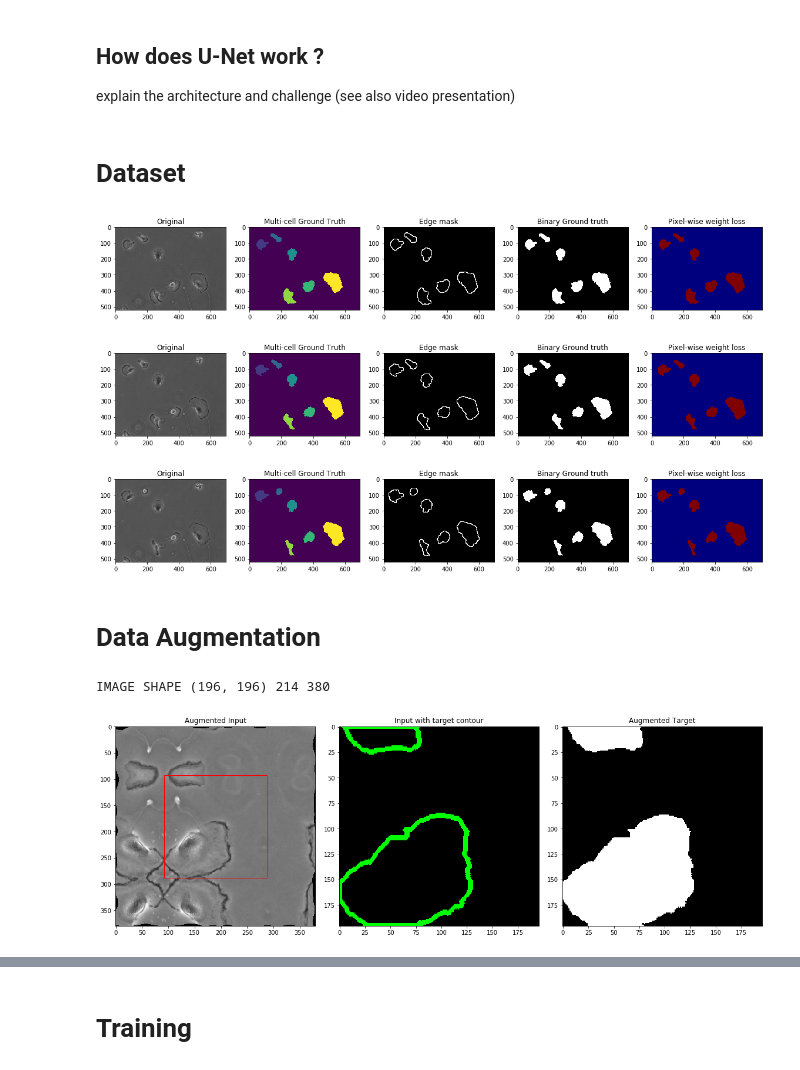
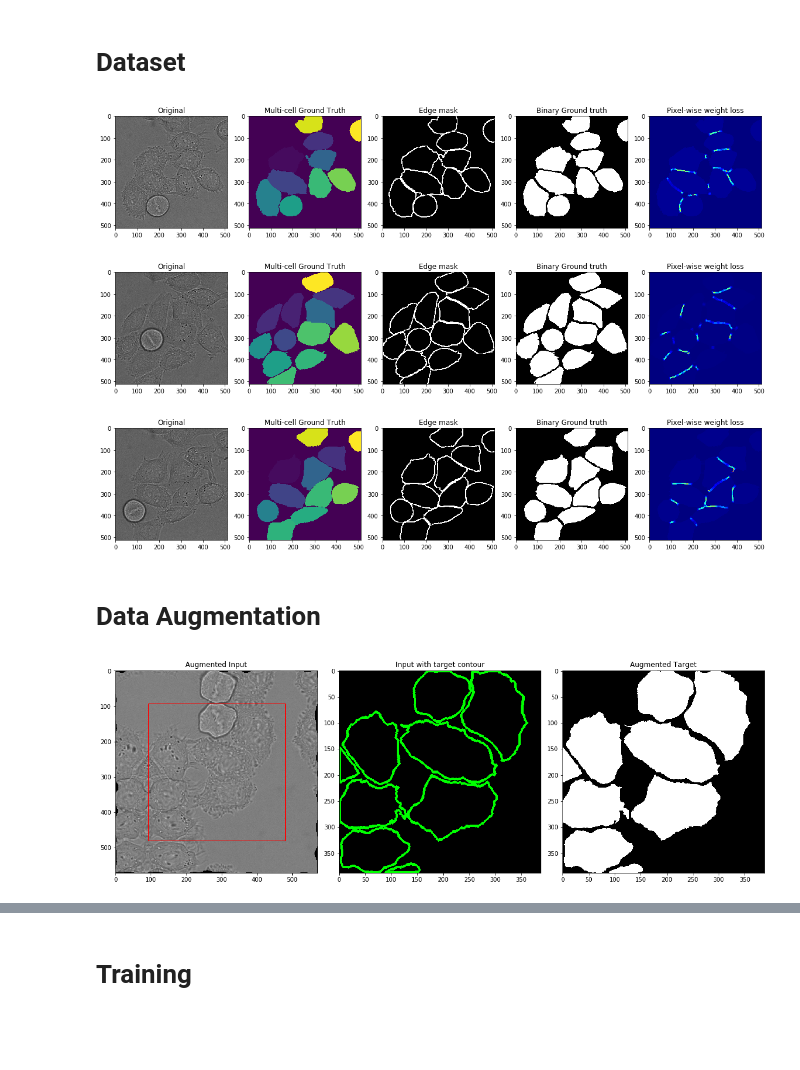
Before and after one commit to nsirons/DL-unet, a Jupyter notebook: main.ipynb, the cells around one changed output, grey strips where cells are left out. Drawn from its saved outputs; the diff is of its cells as text; code cells hidden in the pictures; blank space fills up the shorter version.

```diff
--- a/main.ipynb
+++ b/main.ipynb
@@ -6,7 +1,3 @@ The following implementation was carried out without using the pre-existing code
-# %% [markdown]
-## How does U-Net work ?
-
-explain the architecture and challenge (see also video presentation)
 # %%
 import matplotlib.pyplot as plt
 import matplotlib.patches as patches
@@ -38,79 +29,76 @@ CUR_DIR = os.path.abspath('')
 download_all_data()
 
 # Specify which dataset to analyse
-DATASET = 'PhC-C2DH-U373'
+# DATASET = 'PhC-C2DH-U373' # [520, 696]
 # DATASET = 'ISBI2012'
-#DATASET = 'DIC-C2DH-HeLa'
+DATASET = 'DIC-C2DH-HeLa'
 
 ISBI2012 = False
 
-if DATASET is 'ISBI2012':
+if DATASET == 'PhC-C2DH-U373':
+    crop = 196
+else:
+    crop = 388
+
+training_path = os.path.join(CUR_DIR, "data", f"{DATASET}-training", "01")
+
+if DATASET == 'ISBI2012':
     ISBI2012 = True
-
-target_path = os.path.join(CUR_DIR, "data", f"{DATASET}-training", "01_ST", "SEG")
-target_GT_path = os.path.join(CUR_DIR, "data", f"{DATASET}-training", "01_GT", "SEG")
-training_path = os.path.join(CUR_DIR, "data", f"{DATASET}-training", "01")
-target_GT = os.listdir(target_GT_path)
-
-for image in target_GT:
-    try:
+    target_path = os.path.join(CUR_DIR, "data", f"{DATASET}-training", "01_GT", "SEG")
+    target = os.listdir(target_path)
+else:
+    target_GT_path = os.path.join(CUR_DIR, "data", f"{DATASET}-training", "01_GT", "SEG")
+    target_path = os.path.join(CUR_DIR, "data", f"{DATASET}-training", "01_ST", "SEG")
+    target_GT = os.listdir(target_GT_path)
+    for image in target_GT:
         os.remove(os.path.join(target_path, image))
-    except:
-        pass
-
-target = os.listdir(target_path)
-
-for image in target_GT:
-    shutil.copyfile(os.path.join(target_GT_path, image), os.path.join(target_path, image))
+    target = os.listdir(target_path)
+    for image in target_GT:
+        shutil.copyfile(os.path.join(target_GT_path, image), os.path.join(target_path, image))
 
 for i in range(3):
     # load images
-    img_training = cv.imread(os.path.join(training_path, f"t{target[i][7:]}"))
+    img_training = cv.imread(os.path.join(training_path, f"t{target[i][7:]}"), -1)
     img_gt = cv.imread(os.path.join(target_path, target[i]), -1)
 
     # image morphology, for edge detection (ONLY FOR DIC-C2DH-HeLa, since cells intersect)
     gt, mask_global = preprocess_gt(img_gt)
     if DATASET != "DIC-C2DH-HeLa":
-        gt = img_gt / 65536 * 255
+        gt = img_gt
 
     fig = plt.figure(figsize=(16,9))
     plt.subplot(1,5,1)
-    plt.imshow(img_training)
+    plt.imshow(img_training, cmap='gray')
     plt.title("Original")
     plt.subplot(1,5,2)
     plt.imshow(img_gt)
     plt.title('Multi-cell Ground Truth')
     plt.subplot(1,5,3)
     plt.title('Edge mask')
     plt.imshow(mask_global > 0, cmap='gray')  # binary of cell edges
     plt.subplot(1,5,4)
 
     _, gt_bin = cv.threshold(gt, 0, 255, cv.THRESH_BINARY)
-    plt.imshow(torch.from_numpy(gt_bin), cmap='gray')
+    plt.imshow(torch.from_numpy(gt_bin.astype('uint8')), cmap='gray')
     plt.title('Binary Ground truth')
 
     # Calculating loss for ground truth
-    h, w = gt_bin.shape
-    loss_img = weighted_map(torch.from_numpy(gt_bin.reshape((1,1,h,w))) / 255).numpy().reshape((h,w))
+    loss_img = weighted_map(torch.from_numpy(gt_bin.reshape((1,1,img_training.shape[0],img_training.shape[1])).astype('float32')) / 255).numpy().reshape((img_training.shape[0],img_training.shape[1]))
     plt.subplot(1,5,5)
     plt.imshow(loss_img, cmap='jet')
     plt.title("Pixel-wise weight loss")
     plt.tight_layout()
     plt.show()
 # %% [output]
-[figure, old version]
+[figure, new version]
-[figure, old version]
+[figure, new version]
-[figure, old version]
+[figure, new version]
 # %% [markdown]
 # Data Augmentation
 # %%
 root_dir = os.path.join(CUR_DIR, "data", f"{DATASET}-training")
-if DATASET == "DIC-C2DH-HeLa":
-    crop = 388
-else:
-    crop = 196
+data = ImageDataset(root_dir, alpha=200, sigma=10, crop=crop, ISBI2012=ISBI2012)   # For training + validation
 
-data = ImageDataset(root_dir, alpha=200, sigma=10, ISBI2012=ISBI2012, crop=crop)   # For training + validation
 orig_img = cv.imread(os.path.join(root_dir, '01', os.listdir(os.path.join(root_dir, "01"))[0]), -1)
 
 img, gt = data[0]
@@ -140,5 +128,4 @@ ax2.set_title('Augmented Target')
 fig.tight_layout()
 plt.show()
 # %% [output]
-IMAGE SHAPE (196, 196) 214 380
-[figure, old version]
+[figure, new version]
```
Also changed, not shown: parts of 12 cells of this notebook.
